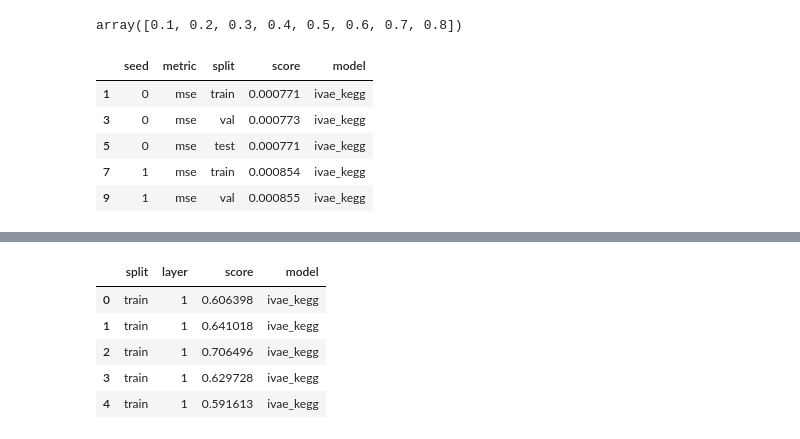
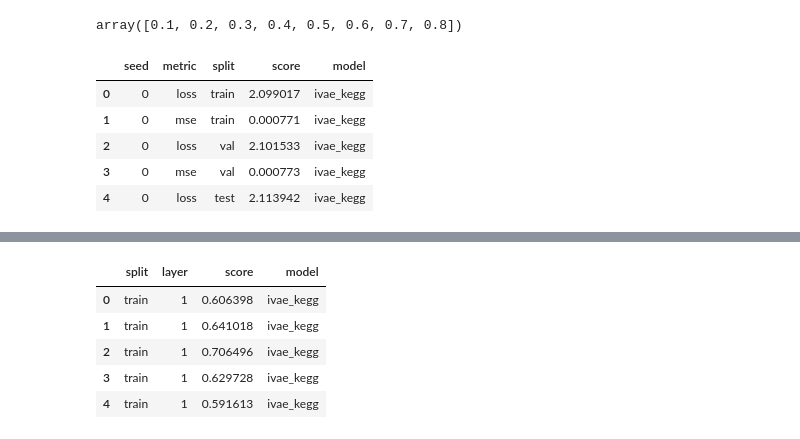
Before and after one commit to loucerac/robustness_informed, a Jupyter notebook: notebooks/02-analyze_results.ipynb, the cells around one changed output, grey strips where cells are left out. Drawn from its saved outputs; the diff is of its cells as text; code cells hidden in the pictures.

```diff
--- a/notebooks/02-analyze_results.ipynb
+++ b/notebooks/02-analyze_results.ipynb
@@ -38,18 +38,16 @@ models = ["ivae_kegg", "ivae_reactome"] + [
 # %%
 # Metrics
 
 metric_scores = [
     pd.read_pickle(results_path.joinpath(m, "scores_metrics.pkl")) for m in models
 ]
 metric_scores = pd.concat(metric_scores, axis=0, ignore_index=True)
-metric_scores = metric_scores.query("metric=='mse'")
-# metric_scores["model"] = metric_scores["model"].str[-2:]
-# metric_scores["score"] = metric_scores["score"].apply(lambda x: -np.log2(x))
+metric_scores = metric_scores
 metric_scores.head()
 # %% [output]
 |  | seed | metric | split | score | model |
+| 0 | 0 | loss | train | 2.099017 | ivae_kegg |
 | 1 | 0 | mse | train | 0.000771 | ivae_kegg |
+| 2 | 0 | loss | val | 2.101533 | ivae_kegg |
 | 3 | 0 | mse | val | 0.000773 | ivae_kegg |
-| 5 | 0 | mse | test | 0.000771 | ivae_kegg |
-| 7 | 1 | mse | train | 0.000854 | ivae_kegg |
-| 9 | 1 | mse | val | 0.000855 | ivae_kegg |
+| 4 | 0 | loss | test | 2.113942 | ivae_kegg |
```
Also changed, not shown: parts of 7 cells of this notebook.
